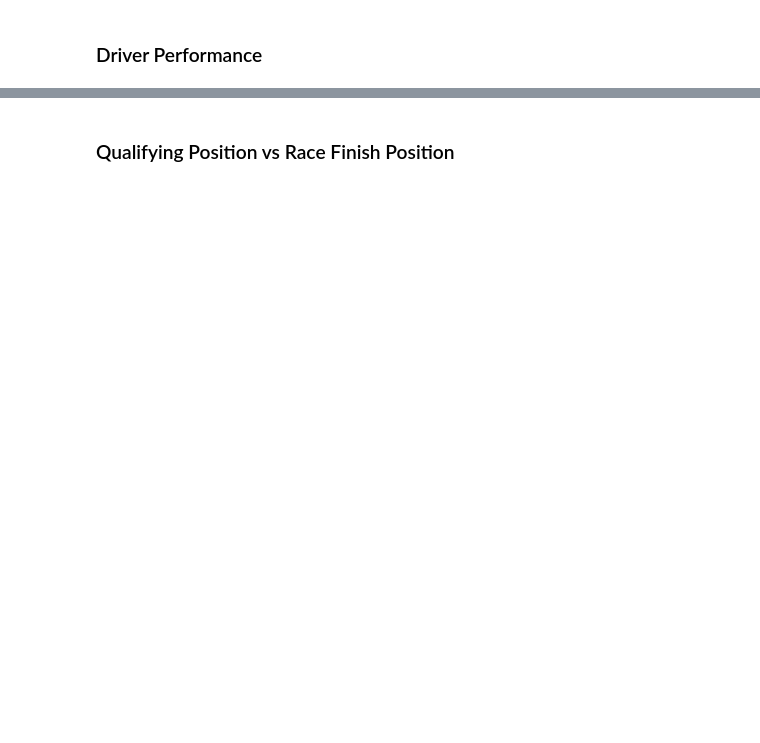
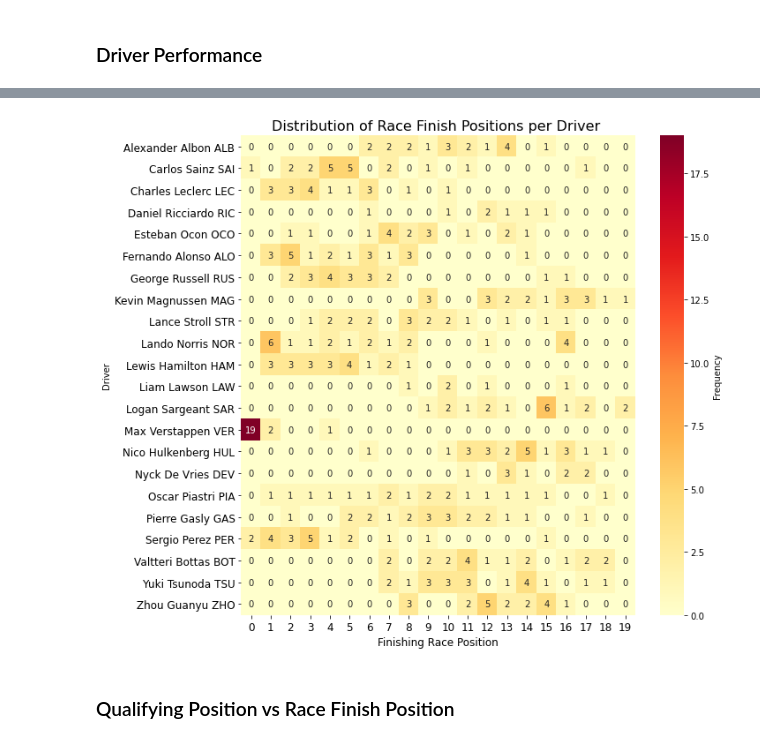
Before and after one commit to Wiktoria-Okla/BEE2041_EmpiricalProject, a Jupyter notebook: source code/blog.ipynb, the cells around one changed output, grey strips where cells are left out. Saved outputs shown, nothing was run; the diff lists cells and outputs as text; code cells hidden in the pictures; blank space fills up the shorter version.

```diff
--- a/source code/blog.ipynb
+++ b/source code/blog.ipynb
@@ -505,10 +628,13 @@ plt.show()
 # %%
 #creating a heatmap of driver race finishing positions
 plt.figure(figsize = (10,10))
 driver_pivot = F1_sorted.pivot_table(index = 'Driver', columns = 'Pos', aggfunc = 'size', fill_value = 0)
-sns.heatmap(driver_pivot, annot = True,  cmap = 'YlOrRd', fmt = 'g')
+sns.heatmap(driver_pivot, annot = True,  cmap = 'YlOrRd', fmt = 'd', cbar_kws ={ 'label': 'Frequency'})
 plt.xlabel('Finishing Race Position', fontsize = 12)
 plt.xticks(fontsize = 12)
 plt.yticks(fontsize = 12)
 plt.title('Distribution of Race Finish Positions per Driver ', fontsize = 16)
+plt.xticks(fontsize = 12, ticks = plt.xticks()[0], labels = [int(label) for label in plt.xticks()[0]], rotation = 0)
 plt.show()
+# %% [output]
+[figure, added]
```
Also changed, not shown: parts of 27 cells of this notebook.
